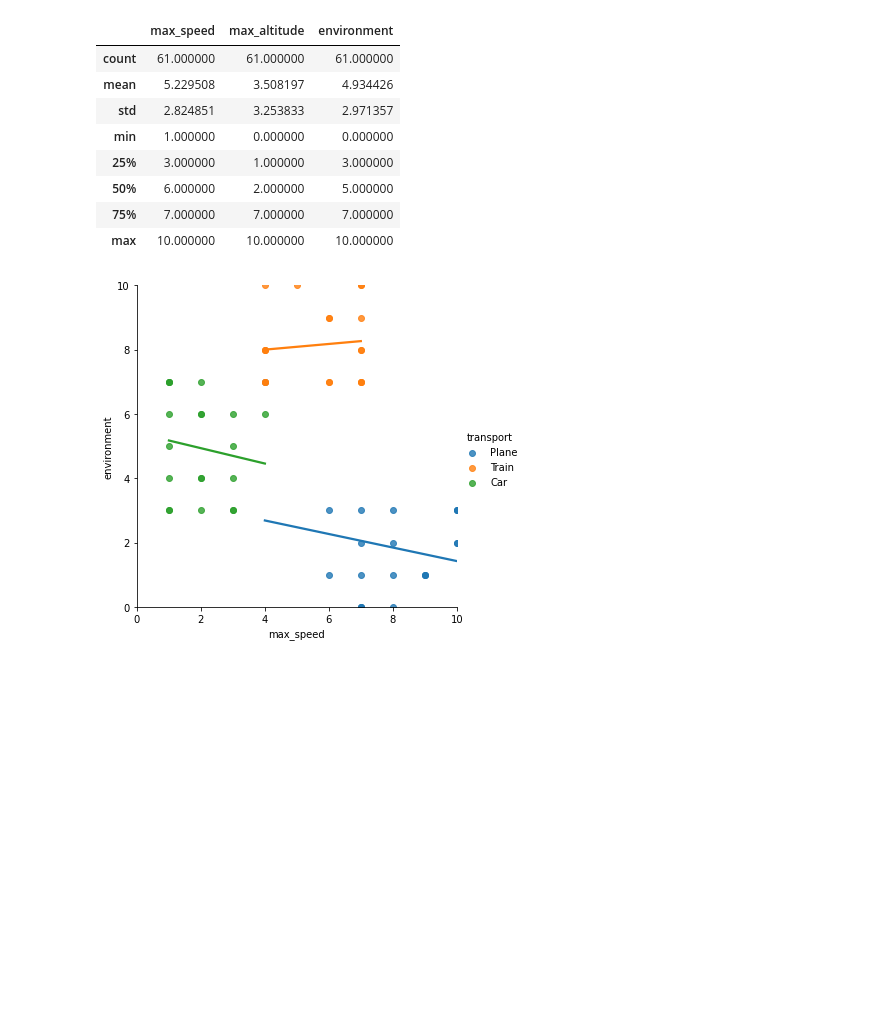
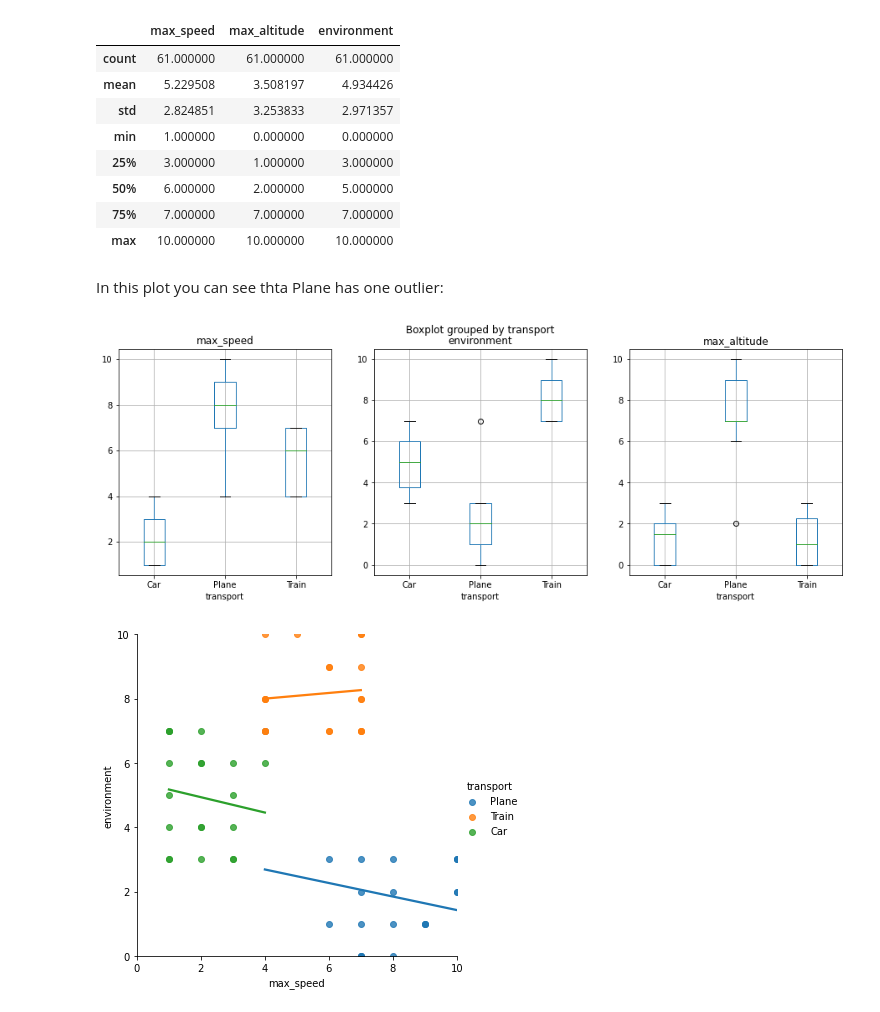
Before and after one commit to GarethAhern/Python, a Jupyter notebook: Trinomial_LogReg.ipynb, the cells around one changed output. Drawn from its saved outputs; the diff is of its cells as text; code cells hidden in the pictures; blank space fills up the shorter version.

```diff
--- a/Trinomial_LogReg.ipynb
+++ b/Trinomial_LogReg.ipynb
@@ -29,6 +44,16 @@ transport_df.describe()
 | 50% | 6.000000 | 2.000000 | 5.000000 |
 | 75% | 7.000000 | 7.000000 | 7.000000 |
 | max | 10.000000 | 10.000000 | 10.000000 |
+# %% [markdown]
+In this plot you can see thta Plane has one outlier:
+# %%
+fig, axs = plt.subplots(1,3, figsize=(15, 5))
+
+transport_df.boxplot(column='max_speed', by='transport', ax=axs[0]);
+transport_df.boxplot(column='environment', by='transport', ax=axs[1]);
+transport_df.boxplot(column='max_altitude', by='transport', ax=axs[2]);
+# %% [output]
+[figure, added]
 # %%
 import seaborn as sns
 import matplotlib.pyplot as plt
```
Also changed, not shown: parts of 15 cells of this notebook.
